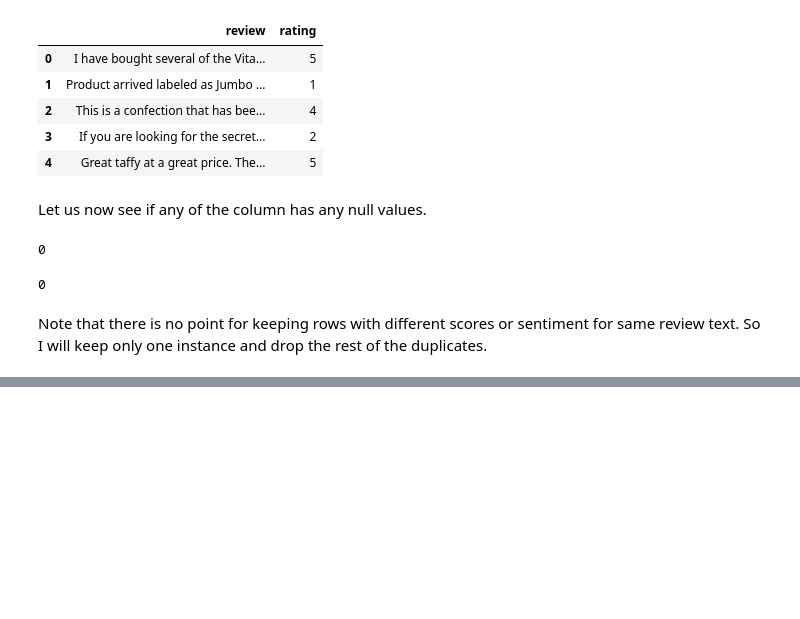
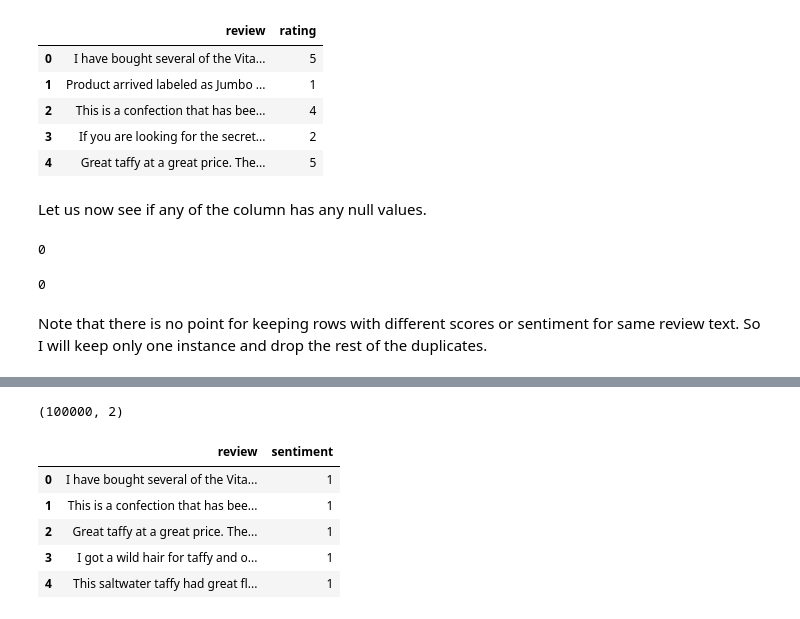
Before and after one commit to JIPiration/kaggles, a Jupyter notebook: amazon-fine-food-reviews/a-complete-text-classfication-guide-word2vec-lstm.ipynb, the cells around one changed output, grey strips where cells are left out. Drawn from its saved outputs; the diff is of its cells as text; code cells hidden in the pictures; blank space fills up the shorter version.

```diff
--- a/amazon-fine-food-reviews/a-complete-text-classfication-guide-word2vec-lstm.ipynb
+++ b/amazon-fine-food-reviews/a-complete-text-classfication-guide-word2vec-lstm.ipynb
@@ -191,0 +324,11 @@ Note that there is no point for keeping rows with different scores or sentiment
+# %%
+print(df.shape)
+df.head()
+# %% [output]
+(100000, 2)
+|  | review | sentiment |
+| 0 | I have bought several of the Vita... | 1 |
+| 1 | This is a confection that has bee... | 1 |
+| 2 | Great taffy at a great price. The... | 1 |
+| 3 | I got a wild hair for taffy and o... | 1 |
+| 4 | This saltwater taffy had great fl... | 1 |
```
Also changed, not shown: parts of 26 cells of this notebook.
